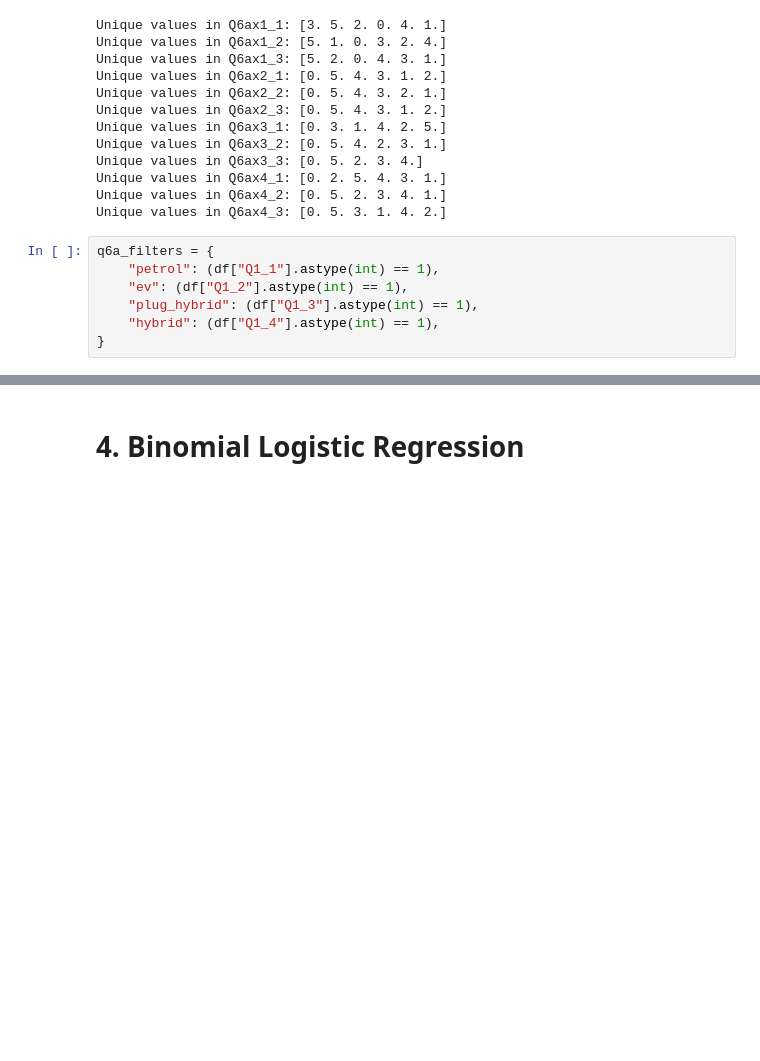
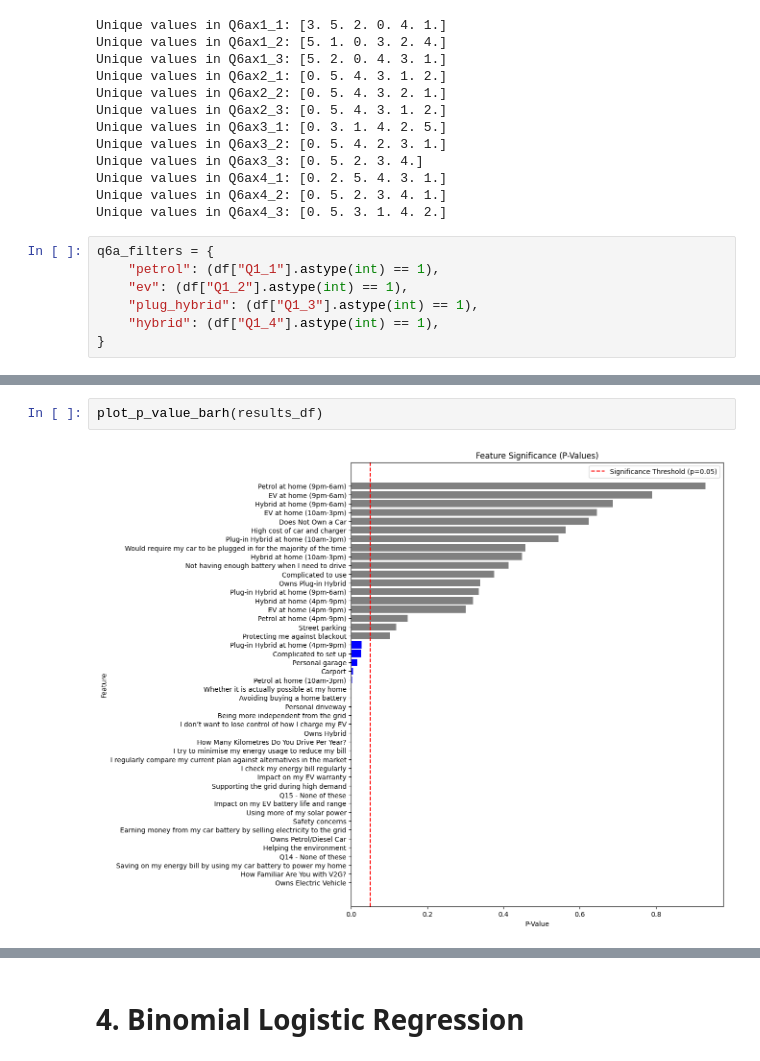
Before and after one commit to bernardomendonca/v2g-survey-analysis, a Jupyter notebook: 3_logistic_regression.ipynb, the cells around one changed output, grey strips where cells are left out. Cells and saved outputs as stored; diff of their text form; blank space fills up the shorter version.

```diff
--- a/3_logistic_regression.ipynb
+++ b/3_logistic_regression.ipynb
@@ -494,0 +320,4 @@ plt.show()
+# %%
+plot_p_value_barh(results_df)
+# %% [output]
+[figure, added]
```
Also changed, not shown: parts of 53 cells of this notebook, 7 other files.
